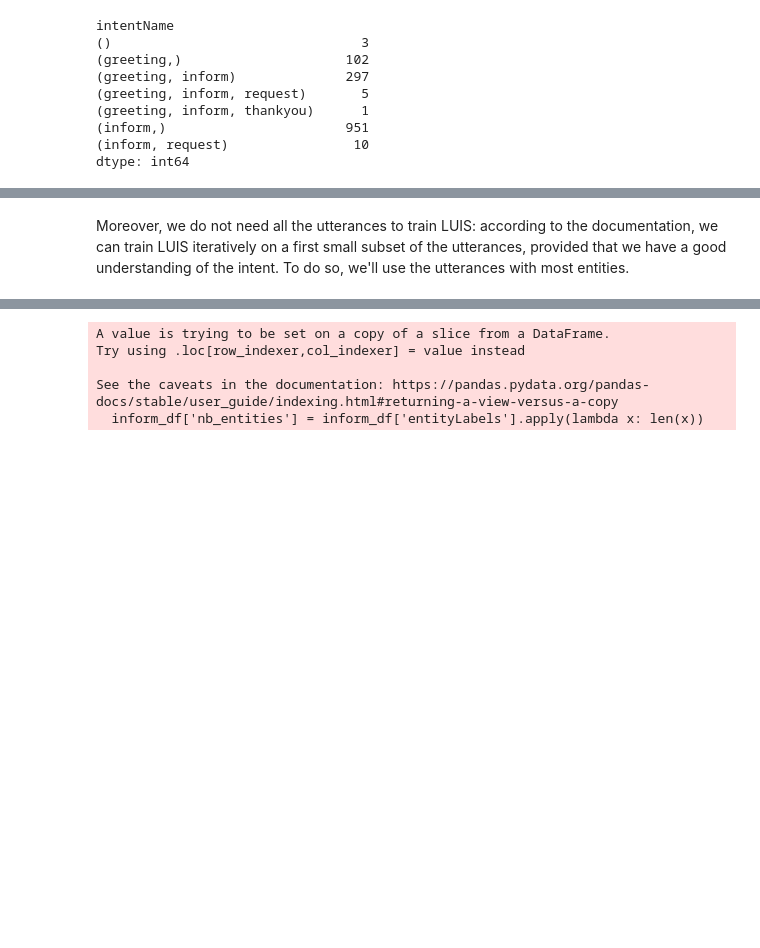
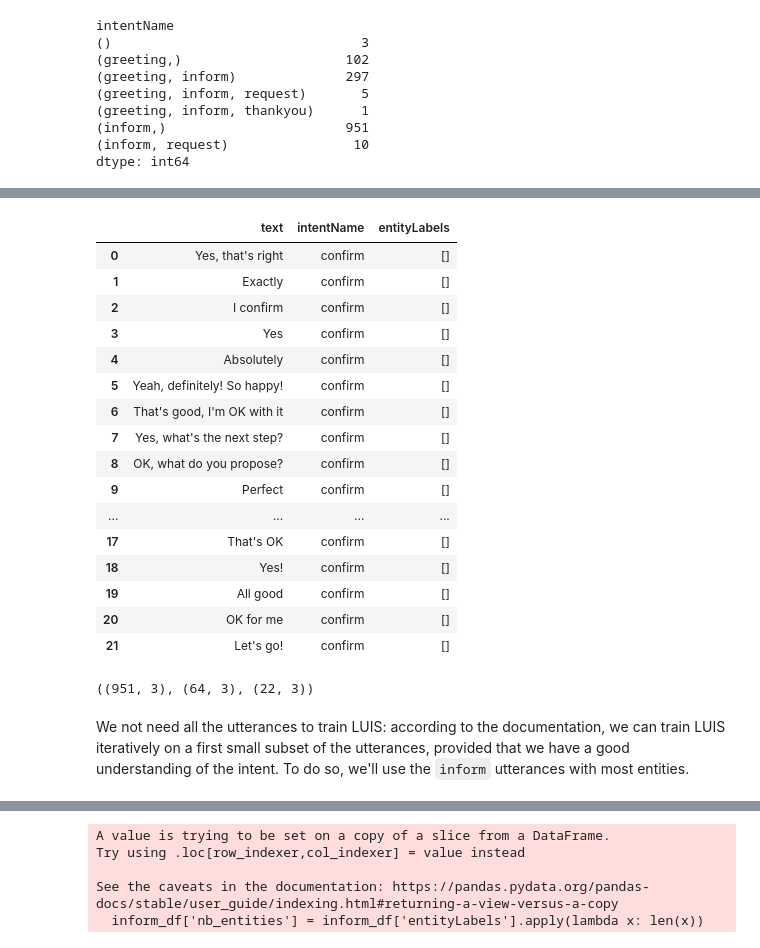
Before and after one commit to SoCrespo/OC-IA-P10, a Jupyter notebook: OC-IA-P10 - CHATBOT.ipynb, the cells around one changed output, grey strips where cells are left out. Drawn from its saved outputs; the diff is of its cells as text; code cells hidden in the pictures; blank space fills up the shorter version.

Commit message:
Trained OK, create test set (not working yet)

```diff
--- a/OC-IA-P10 - CHATBOT.ipynb
+++ b/OC-IA-P10 - CHATBOT.ipynb
@@ -506,0 +512,40 @@ We'll manually create samples for greeting, thanks, and validation.
+# %%
+confirm_utterances = [
+"Yes, that's right",
+"Exactly",
+"I confirm",
+"Yes",
+"Absolutely",
+"Yeah, definitely! So happy!",
+"That's good, I'm OK with it",
+"Yes, what's the next step?",
+"OK, what do you propose?",
+"Perfect",
+"Sounds good to me",
+"Yes, I think it's OK",
+"Oh yeah, bring it on!",
+"Mmm, I think so",
+"Let's say yes...",
+"Yes, go on",
+"OK",
+"That's OK",
+"Yes!",
+"All good",
+"OK for me",
+"Let's go!"
+]
+# %%
+# Select utterances with intent 'inform' only
+inform_df = all_data_df[all_data_df['intentName'] ==('inform',)]
+inform_df['intentName'] ='inform'
+
+# Select utterances with intent 'greeting' only
+greeting_df = all_data_df[all_data_df['intentName'] == ('greeting',)]
+greeting_df['intentName'] = 'greeting'
+greeting_df = greeting_df.drop_duplicates(subset=['text'])
+
+# Create dataframe with utterances for intent 'confirm' (no entity needed)
+confirm_df = pd.DataFrame(columns=all_data_df.columns)
+confirm_df['text'] = confirm_utterances
+confirm_df['intentName'] = "confirm"
+confirm_df['entityLabels'] = np.empty((len(confirm_df), 0)).tolist()
@@ -507,2 +563,26 @@ We'll manually create samples for greeting, thanks, and validation.
+# %%
+confirm_df
+# %% [output]
+|  | text | intentName | entityLabels |
+| 0 | Yes, that's right | confirm | [] |
+| 1 | Exactly | confirm | [] |
+| 2 | I confirm | confirm | [] |
+| 3 | Yes | confirm | [] |
+| 4 | Absolutely | confirm | [] |
+| 5 | Yeah, definitely! So happy! | confirm | [] |
+| 6 | That's good, I'm OK with it | confirm | [] |
+| 7 | Yes, what's the next step? | confirm | [] |
+| 8 | OK, what do you propose? | confirm | [] |
+| 9 | Perfect | confirm | [] |
+| ... | ... | ... | ... |
+| 17 | That's OK | confirm | [] |
+| 18 | Yes! | confirm | [] |
+| 19 | All good | confirm | [] |
+| 20 | OK for me | confirm | [] |
+| 21 | Let's go! | confirm | [] |
+# %%
+inform_df.shape, greeting_df.shape, confirm_df.shape
+# %% [output]
+((951, 3), (64, 3), (22, 3))
 # %% [markdown]
-Moreover, we do not need all the utterances to train LUIS: according to the documentation, we can train LUIS iteratively on a first small subset of the utterances, provided that we have a good understanding of the intent. To do so, we'll use the utterances with most entities.
+We not need all the utterances to train LUIS: according to the documentation, we can train LUIS iteratively on a first small subset of the utterances, provided that we have a good understanding of the intent. To do so, we'll use the `inform` utterances with most entities.
```
Also changed, not shown: parts of 26 cells of this notebook.
